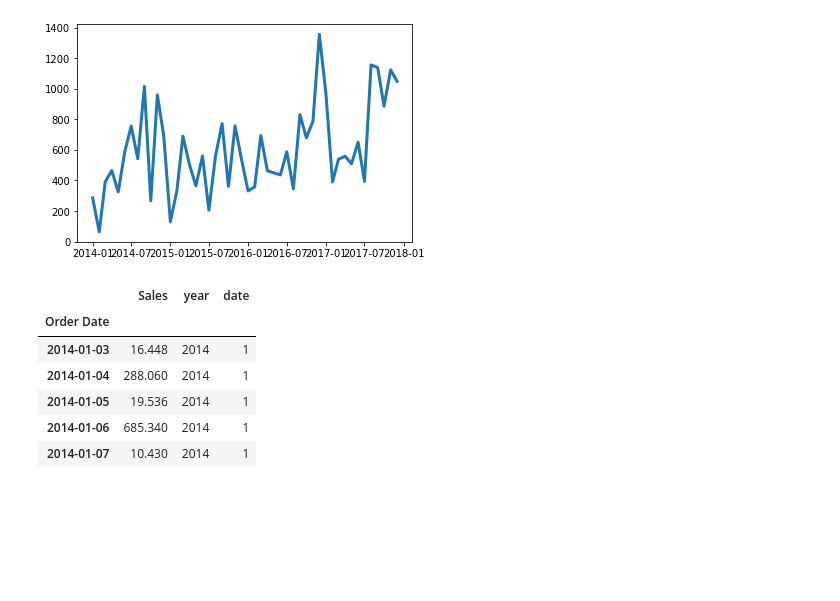
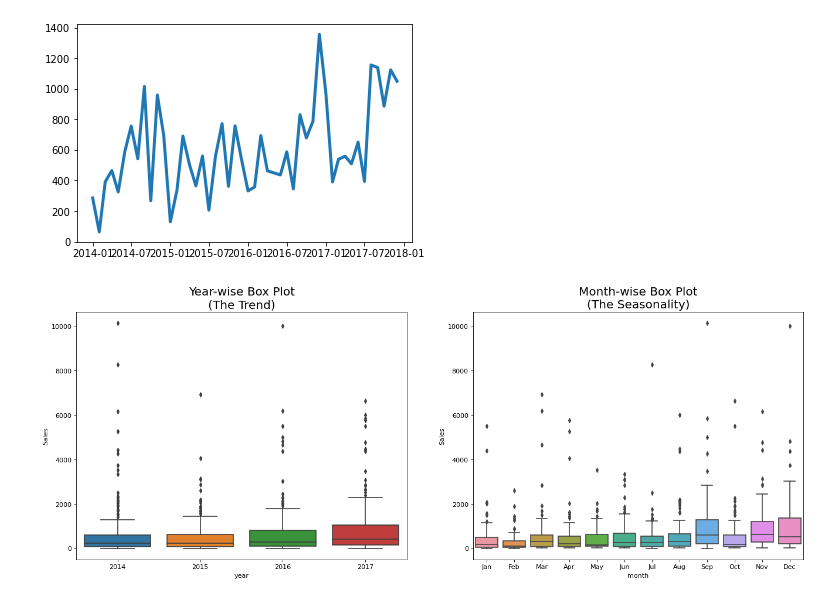
Before and after one commit to ShawnLiu119/Time-Series-SalesProj-ARIMA, a Jupyter notebook: Sales_Projection_TimeSeries.ipynb, the cells around one changed output. Saved outputs shown, nothing was run; the diff lists cells and outputs as text; code cells hidden in the pictures; blank space fills up the shorter version.

```diff
--- a/Sales_Projection_TimeSeries.ipynb
+++ b/Sales_Projection_TimeSeries.ipynb
@@ -131,17 +131,17 @@ plt.plot(df_mon_os.index, df_mon_os['Sales'], linewidth=3 )
 # %%
 # We can nicely visualize the trend and how it varies each year in a nice year-wise boxplot.
 # Likewise, we can do a month-wise boxplot to visualize the monthly distributions.
 # Boxplot of Month-wise (Seasonal) and Year-wise (trend) Distribution
 
 df_os_date['year'] = [d.year for d in df_os_date.index]
-df_os_date['date'] = [d.month for d in df_os_date.index]
+df_os_date['month'] = [d.strftime('%b') for d in df_os_date.index] #%b ---> Month as locale’s abbreviated name.
 
-df_os_date.head()
+fig, axes = plt.subplots(1, 2, figsize=(20, 7), dpi=80)
+sns.boxplot(x='year', y='Sales', data=df_os_date, ax=axes[0])
+sns.boxplot(x='month', y='Sales', data=df_os_date, ax=axes[1])
+
+axes[0].set_title('Year-wise Box Plot\n(The Trend)', fontsize=18);
+axes[1].set_title('Month-wise Box Plot\n(The Seasonality)', fontsize=18)
+plt.show()
 # %% [output]
-|  | Sales | year | date |
-| Order Date |  |  |  |
-| 2014-01-03 | 16.448 | 2014 | 1 |
-| 2014-01-04 | 288.060 | 2014 | 1 |
-| 2014-01-05 | 19.536 | 2014 | 1 |
-| 2014-01-06 | 685.340 | 2014 | 1 |
-| 2014-01-07 | 10.430 | 2014 | 1 |
+[figure, added]
```
Also changed, not shown: parts of 11 cells of this notebook.
